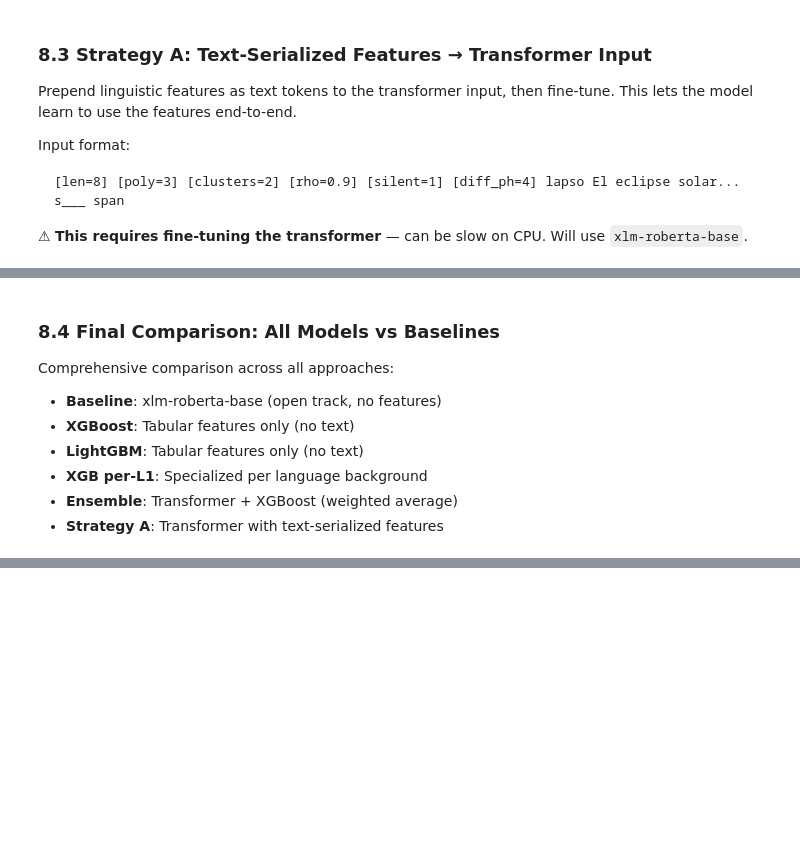
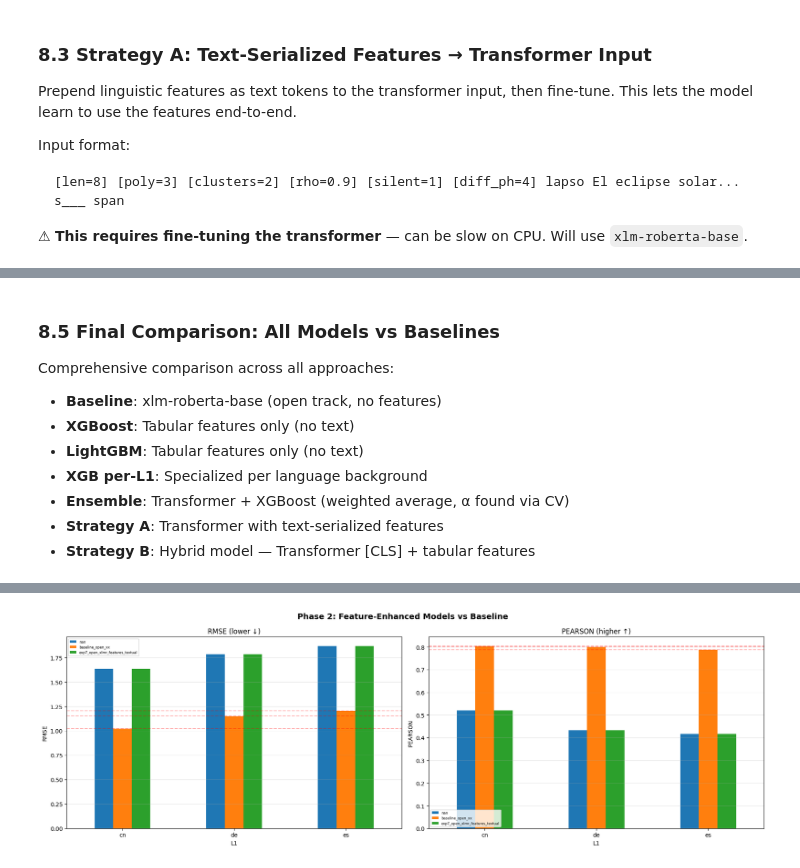
Before and after one commit to AdrianPinedaSanchez/british_council_test, a Jupyter notebook: phase1_model_improvement.ipynb, the cells around one changed output, grey strips where cells are left out. Drawn from its saved outputs; the diff is of its cells as text; code cells hidden in the pictures; blank space fills up the shorter version.

Commit message:
Update: code improvements and new results

```diff
--- a/phase1_model_improvement.ipynb
+++ b/phase1_model_improvement.ipynb
@@ -2083,6 +2442,9 @@ def serialize_features(row, feature_cols):
             "cosine_dist_l1_en": "cos_d",
             "difficult_phonemes": "dph", "difficult_phoneme_ratio": "dphr",
             "difficult_graphemes": "dgr", "final_cluster_size": "fclust",
+            # New §6.9 features
+            "word_frequency": "freq", "levenshtein_dist": "lev",
+            "morphological_complexity": "morph",
         }.get(col, col[:4])
 
         if isinstance(val, float):
@@ -2092,13 +2454,15 @@ def serialize_features(row, feature_cols):
 
     return " ".join(parts)
 
-# Select the most predictive features for serialization (top 12 by |correlation|)
+# Select the most predictive features for serialization
 top_features = [
     "word_length", "clue_ratio", "polysemy_pos", "is_homonym",
     "n_consonant_clusters", "rhotacism_weighted", "n_phonemes",
     "silent_letters", "unfamiliar_letters", "syntactic_difficulty",
     "cosine_dist_l1_en", "difficult_phonemes", "difficult_graphemes",
     "final_cluster_size",
+    # New §6.9 features
+    "word_frequency", "levenshtein_dist", "morphological_complexity",
 ]
 top_features = [f for f in top_features if f in train.columns]
 
@@ -2126,7 +2490,7 @@ print("=== Examples of augmented input text ===\n")
 for i in range(3):
     row = train_augmented.iloc[i]
     print(f"L1={row['L1']} | GLMM={row['GLMM_score']:.2f}")
-    print(f"  {row['input_text'][:200]}...")
+    print(f"  {row['input_text'][:250]}...")
     print()
 
 # Create HF datasets
@@ -2261,48 +3319,67 @@ cleanup_trainer_memory(trainer, tokenized_augmented)
 # %% [markdown]
-### 8.4 Final Comparison: All Models vs Baselines
+### 8.5 Final Comparison: All Models vs Baselines
 
 Comprehensive comparison across all approaches:
 - **Baseline**: xlm-roberta-base (open track, no features)
 - **XGBoost**: Tabular features only (no text)
 - **LightGBM**: Tabular features only (no text)
 - **XGB per-L1**: Specialized per language background
-- **Ensemble**: Transformer + XGBoost (weighted average)
+- **Ensemble**: Transformer + XGBoost (weighted average, α found via CV)
 - **Strategy A**: Transformer with text-serialized features
+- **Strategy B**: Hybrid model — Transformer [CLS] + tabular features
 # %%
 # ==============================================================================
 # Final Comparison: All Models vs Baselines
 # ==============================================================================
 import matplotlib.pyplot as plt
 
-# Baselines (from results_summary_dev.csv)
-baseline_results = [
-    {"model": "baseline_open_xx", "L1": "es", "rmse": 1.2061, "pearson": 0.7873},
-    {"model": "baseline_open_xx", "L1": "de", "rmse": 1.1487, "pearson": 0.8004},
-    {"model": "baseline_open_xx", "L1": "cn", "rmse": 1.0214, "pearson": 0.8042},
-]
+# Load baselines from CSV (not hardcoded) for consistency
+baseline_csv = pd.read_csv(Path("bea2026st/results/results_summary_dev.csv"))
+baseline_open = baseline_csv[baseline_csv["track"] == "open"][["model", "L1", "rmse", "pearson"]].copy()
+baseline_open = baseline_open.rename(columns={"model": "model"})
 
-# Collect all results
+# Fallback hardcoded values if CSV unavailable
+if baseline_open.empty:
+    baseline_open = pd.DataFrame([
+        {"model": "baseline_open_xx", "L1": "es", "rmse": 1.2061, "pearson": 0.7873},
+        {"model": "baseline_open_xx", "L1": "de", "rmse": 1.1487, "pearson": 0.8004},
+        {"model": "baseline_open_xx", "L1": "cn", "rmse": 1.0214, "pearson": 0.8042},
+    ])
+
+baseline_results = baseline_open.to_dict("records")
+
+# === FASE 2: COMPARACIÓN ENTRE MODELOS ===
+# Usar solo resultados disponibles en memoria (de celdas ejecutadas exitosamente)
+all_comparison = None
+
+# Add baselines first
 all_comparison = pd.DataFrame(baseline_results)
-all_comparison = pd.concat([all_comparison, gb_results_df], ignore_index=True)
-all_comparison = pd.concat([all_comparison, per_l1_results_df], ignore_index=True)
-all_comparison = pd.concat([all_comparison, ensemble_results_df[["model", "L1", "rmse", "pearson"]]], ignore_index=True)
 
-# Add Strategy A if it was trained
+# Add Strategy A if trained
 try:
+    print(f"✓ Strategy A found ({len(strat_a_results_df)} rows)")
     all_comparison = pd.concat([all_comparison, strat_a_results_df], ignore_index=True)
 except NameError:
     print("⚠ Strategy A not yet trained — skipping in comparison")
+
+# Add results from comparison_df if it has Strategy C results
+try:
+    if 'comparison_df' in dir() and not comparison_df.empty:
+        print(f"✓ Comparison results found ({len(comparison_df)} rows)")
+        all_comparison = pd.concat([all_comparison, comparison_df], ignore_index=True)
+except NameError:
+    print("⚠ Comparison results not available")
 
 # Overall metrics per model
 print("=" * 80)
 print("  COMPREHENSIVE MODEL COMPARISON — Dev Set (Open Track)")
 print("=" * 80)
 
-for model in all_comparison["model"].unique():
-    subset = all_comparison[all_comparison["model"] == model]
+for model_name in all_comparison["model"].unique():
+    subset = all_comparison[all_comparison["model"] == model_name]
     avg_rmse = subset["rmse"].mean()
     avg_pearson = subset["pearson"].mean()
-    print(f"\n  {model}:")
+    print(f"\n  {model_name}:")
     for _, row in subset.iterrows():
         print(f"    L1={row['L1']}  RMSE={row['rmse']:.4f}  Pearson={row['pearson']:.4f}")
     print(f"    {'MEAN':>6s}     RMSE={avg_rmse:.4f}  Pearson={avg_pearson:.4f}")
@@ -2336,7 +3413,7 @@ delta_df = pd.DataFrame(deltas)
 print(delta_df.round(4).to_string(index=False))
 
 # --- Visualization ---
-fig, axes = plt.subplots(1, 2, figsize=(16, 6))
+fig, axes = plt.subplots(1, 2, figsize=(18, 6))
 fig.suptitle("Phase 2: Feature-Enhanced Models vs Baseline", fontsize=14, fontweight="bold")
 
 for ax, metric, better in zip(axes, ["rmse", "pearson"], ["lower ↓", "higher ↑"]):
@@ -2344,18 +3421,29 @@ for ax, metric, better in zip(axes, ["rmse", "pearson"], ["lower ↓", "higher
     pivot.plot(kind="bar", ax=ax, rot=0)
     ax.set_title(f"{metric.upper()} ({better})")
     ax.set_ylabel(metric.upper())
-    ax.legend(fontsize=7, loc="best")
+    ax.legend(fontsize=6, loc="best")
     ax.grid(axis="y", alpha=0.3)
 
-    # Add baseline reference line
+    # Baseline reference lines
     baseline_vals = [baseline_lookup[l1][metric] for l1 in ["es", "de", "cn"]]
-    for i, val in enumerate(baseline_vals):
+    for val in baseline_vals:
         ax.axhline(y=val, color="red", linestyle="--", alpha=0.3)
 
 plt.tight_layout()
 plt.show()
 
+# --- Best model summary ---
+avg_by_model = all_comparison.groupby("model")[["rmse", "pearson"]].mean()
+best_rmse_model = avg_by_model["rmse"].idxmin()
+best_pearson_model = avg_by_model["pearson"].idxmax()
+print(f"\n{'='*60}")
+print(f"  BEST MODEL (avg RMSE):    {best_rmse_model}  → {avg_by_model.loc[best_rmse_model, 'rmse']:.4f}")
+print(f"  BEST MODEL (avg Pearson): {best_pearson_model}  → {avg_by_model.loc[best_pearson_model, 'pearson']:.4f}")
+print(f"{'='*60}")
+
 # Save comparison
 comparison_path = Path("bea2026st/results/results_phase2_comparison.csv")
 all_comparison.to_csv(comparison_path, index=False)
+delta_df.to_csv(Path("bea2026st/results/results_delta_vs_baseline_phase2.csv"), index=False)
 print(f"\n✓ Results saved to {comparison_path}")
+# %% [output]
@@ -2361,0 +3467 @@ print(f"\n✓ Results saved to {comparison_path}")
+[figure, added]
```
Also changed, not shown: parts of 33 cells of this notebook, 17 other files.
